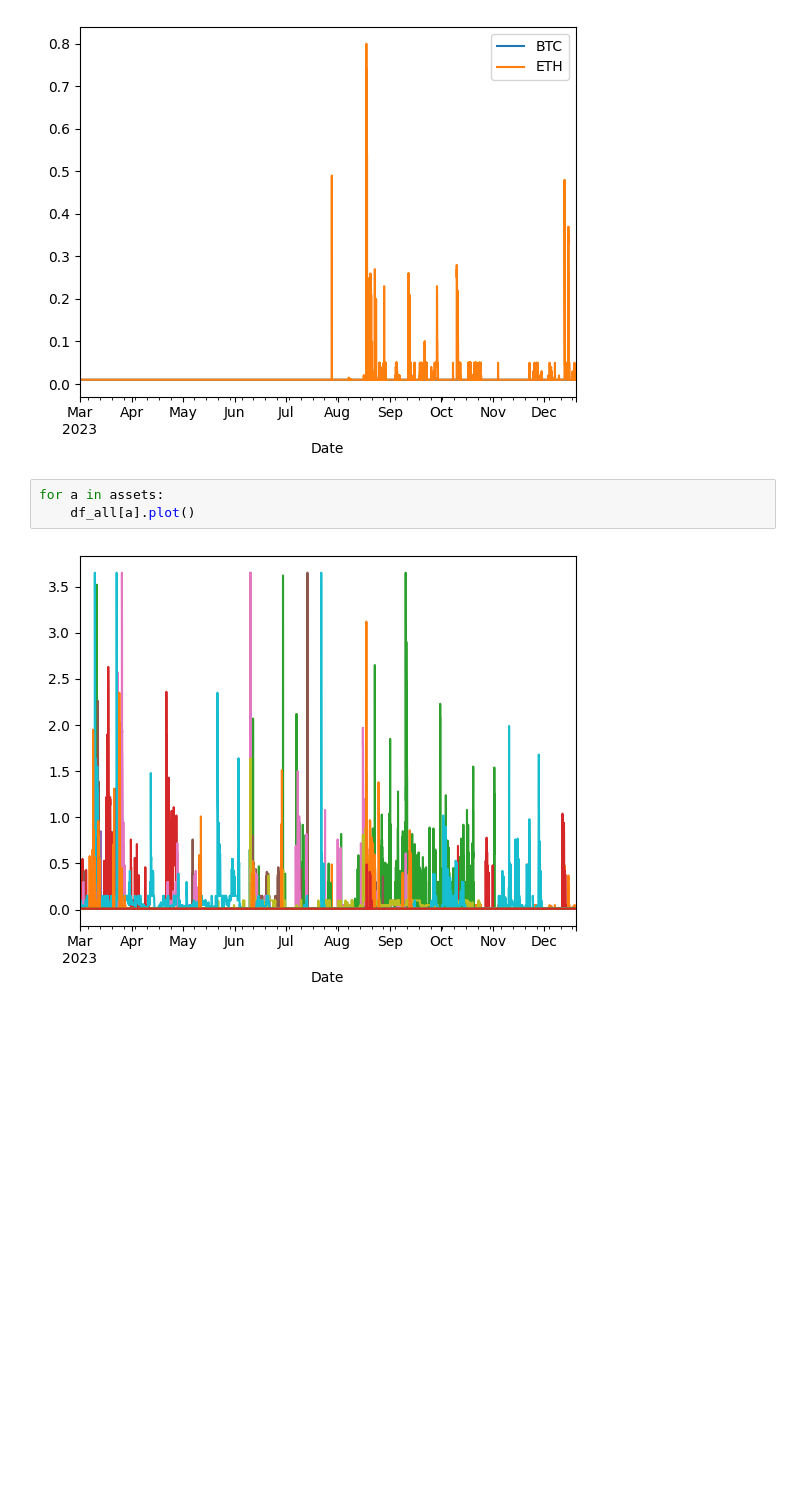
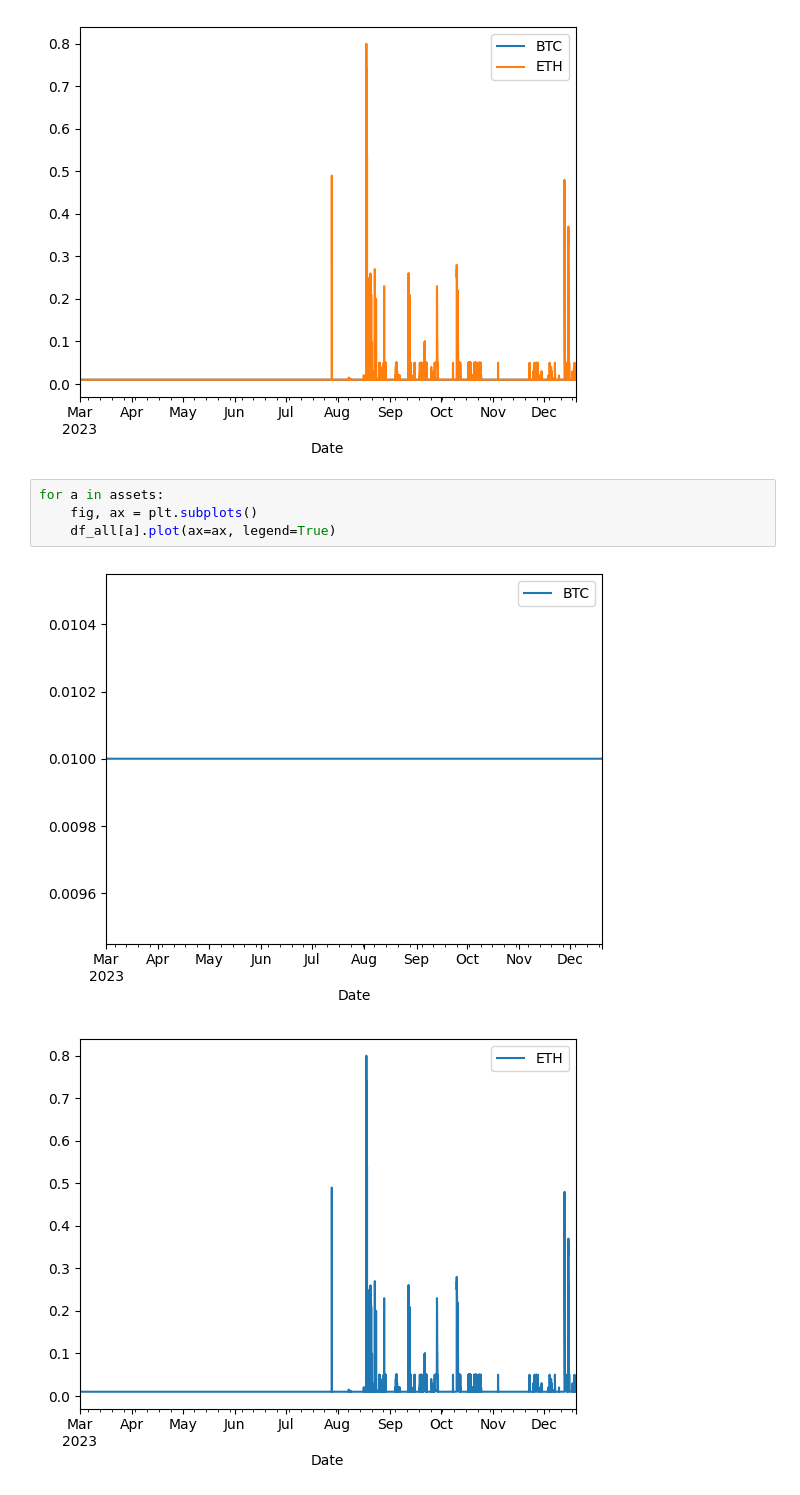
Before and after one commit to LouisChanCLY/crypto-notebooks, a Jupyter notebook: strat1/231227-z-model-okx.ipynb, the cells around one changed output. Drawn from its saved outputs; the diff is of its cells as text; blank space fills up the shorter version.

```diff
--- a/strat1/231227-z-model-okx.ipynb
+++ b/strat1/231227-z-model-okx.ipynb
@@ -358,6 +358,8 @@ df_all[["BTC", "ETH"]].plot()
 [figure]
 # %%
 for a in assets:
-    df_all[a].plot()
+    fig, ax = plt.subplots()
+    df_all[a].plot(ax=ax, legend=True)
 # %% [output]
-[figure, old version]
+[figure, new version]
+[figure, added]
```
Also changed, not shown: parts of 1 cell of this notebook, 1 other file.
